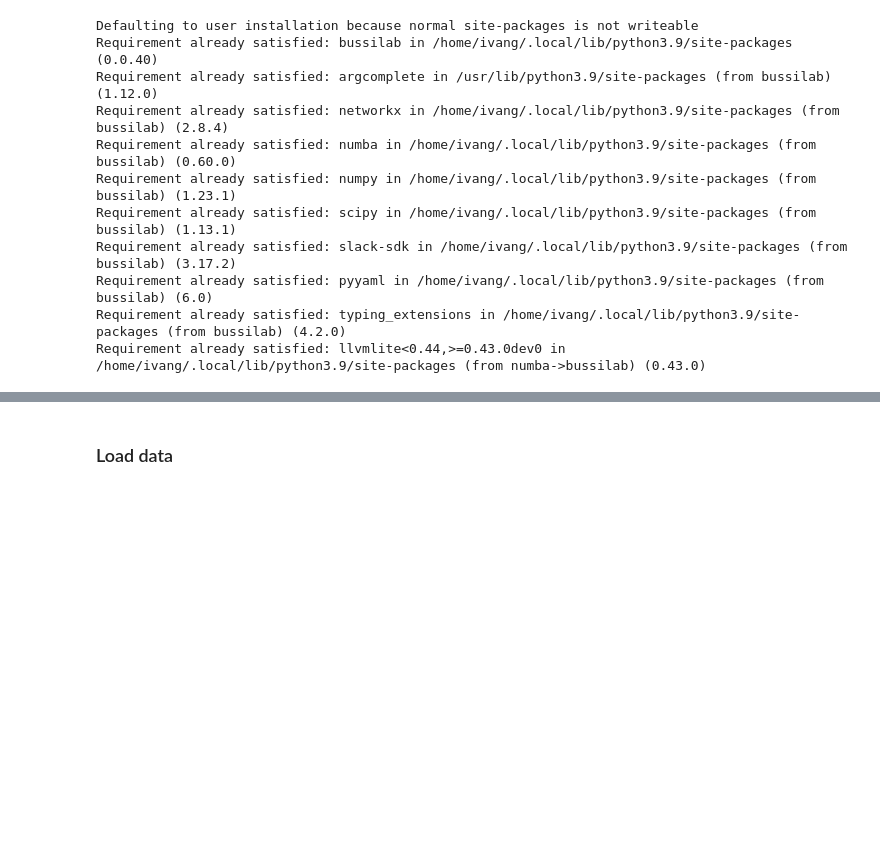
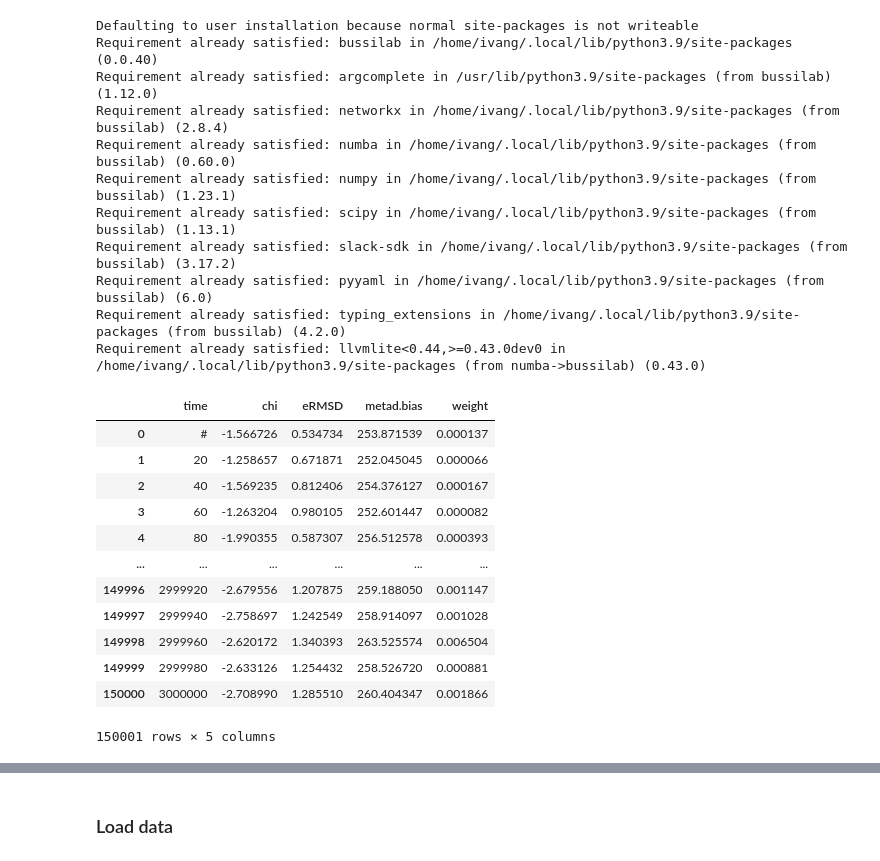
Before and after one commit to Tomfersil/pH-integration, a Jupyter notebook: ph_refine.ipynb, the cells around one changed output, grey strips where cells are left out. Cells and saved outputs as stored; diff of their text form; code cells hidden in the pictures; blank space fills up the shorter version.

```diff
--- a/ph_refine.ipynb
+++ b/ph_refine.ipynb
@@ -467,3 +468,19 @@ def load_ph_data(obs_names, ph_vals, ns, gs, pH_weights, g_exp = None, sigma_exp
     # 4.
 
     return Ph_data(table_av, table_std, my_gs, bias, unique_ns, ph_vals, obs_names)#, legend_matrix)
+# %%
+gs[ph]
+# %% [output]
+|  | time | chi | eRMSD | metad.bias | weight |
+| 0 | # | -1.566726 | 0.534734 | 253.871539 | 0.000137 |
+| 1 | 20 | -1.258657 | 0.671871 | 252.045045 | 0.000066 |
+| 2 | 40 | -1.569235 | 0.812406 | 254.376127 | 0.000167 |
+| 3 | 60 | -1.263204 | 0.980105 | 252.601447 | 0.000082 |
+| 4 | 80 | -1.990355 | 0.587307 | 256.512578 | 0.000393 |
+| ... | ... | ... | ... | ... | ... |
+| 149996 | 2999920 | -2.679556 | 1.207875 | 259.188050 | 0.001147 |
+| 149997 | 2999940 | -2.758697 | 1.242549 | 258.914097 | 0.001028 |
+| 149998 | 2999960 | -2.620172 | 1.340393 | 263.525574 | 0.006504 |
+| 149999 | 2999980 | -2.633126 | 1.254432 | 258.526720 | 0.000881 |
+| 150000 | 3000000 | -2.708990 | 1.285510 | 260.404347 | 0.001866 |
+150001 rows × 5 columns
```
Also changed, not shown: parts of 8 cells of this notebook.
